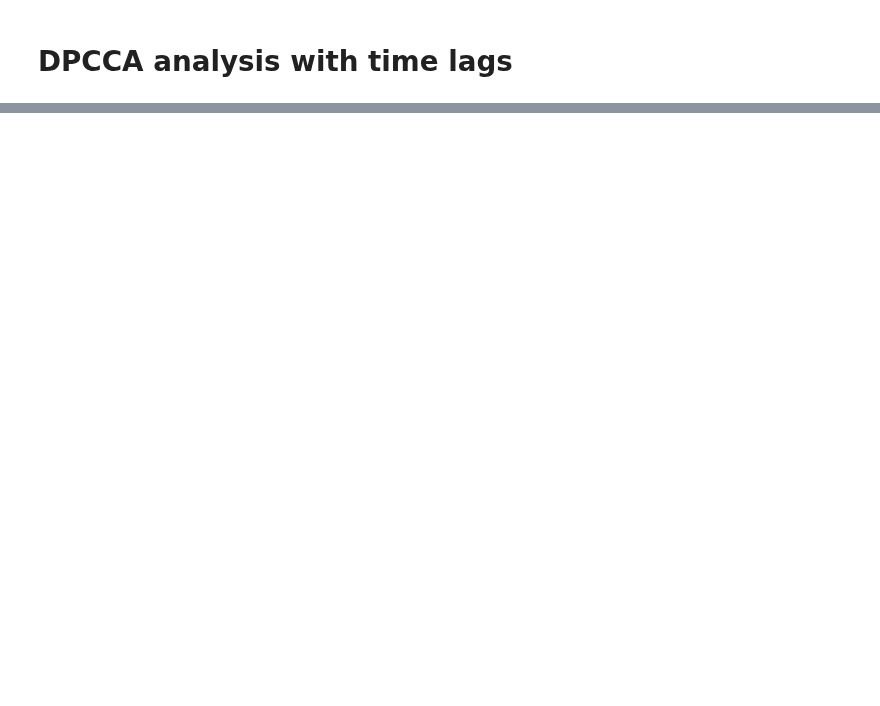
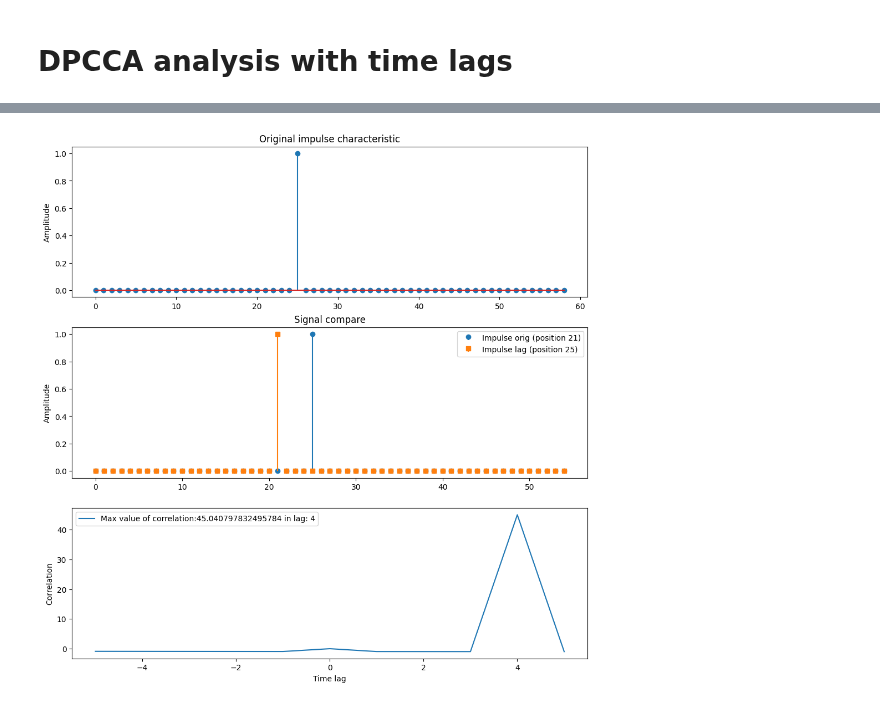
Before and after one commit to Digiratory/FluctuationAnalysisTools, a Jupyter notebook: research/tdс_dpcca.ipynb, the cells around one changed output, grey strips where cells are left out. Cells and saved outputs as stored; diff of their text form; code cells hidden in the pictures; blank space fills up the shorter version.

Commit message:
tdc dpcca with negative time lags

```diff
--- a/research/tdс_dpcca.ipynb
+++ b/research/tdс_dpcca.ipynb
@@ -59,0 +146,25 @@ $$
+# %%
+plt.figure(figsize=(12,12))
+plt.subplot(3,1,1)
+plt.stem(np.arange(length), impulse_func)
+plt.title("Original impulse characteristic")
+plt.ylabel("Amplitude")
+
+plt.subplot(3,1,2)
+x_original=np.arange(len(original_signal))
+x_lag=np.arange(len(lag_signal))
+
+plt.stem(x_original, original_signal,linefmt='C0-', markerfmt='C0o', basefmt=" ", label=f'Impulse orig (position {impulse_index-time_lag})')
+plt.stem(x_lag, lag_signal,linefmt='C1-', markerfmt='C1s', basefmt=" ", label=f'Impulse lag (position {impulse_index})')
+plt.title("Signal compare")
+plt.ylabel("Amplitude")
+plt.legend()
+
+plt.subplot(3,1,3)
+plt.plot(lag_range,correlation, label=f"Max value of correlation:{np.max(correlation)} in lag: {lag_range[max_lag_idx]}")
+plt.xlabel("Time lag")
+plt.ylabel("Correlation")
+plt.legend()
+plt.show()
+# %% [output]
+[figure, added]
```
Also changed, not shown: parts of 6 cells of this notebook, 4 other files.
